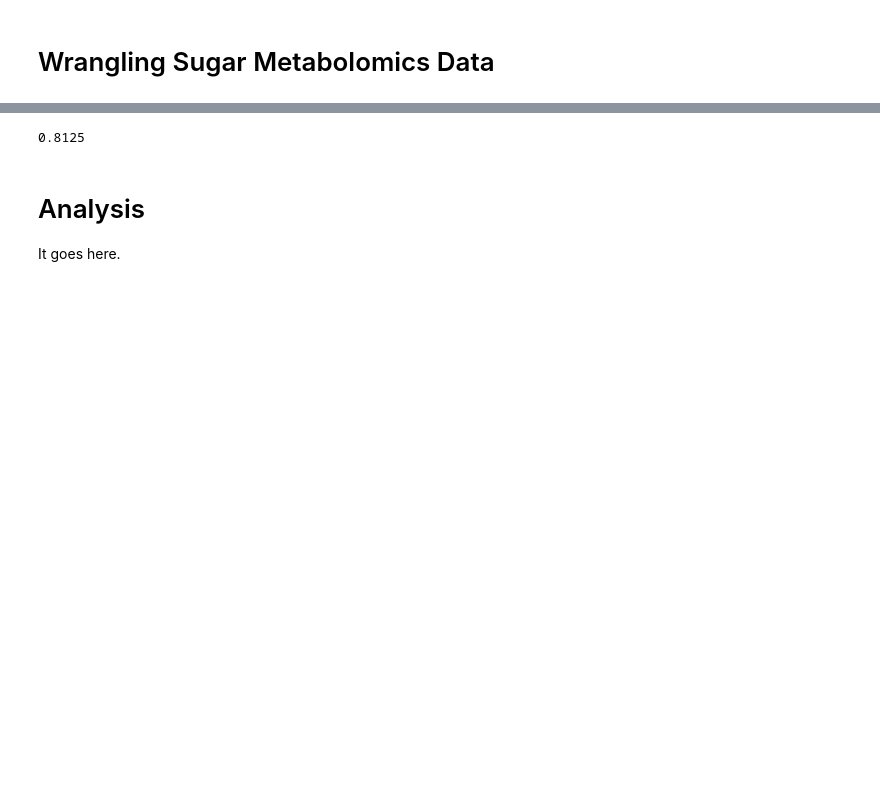
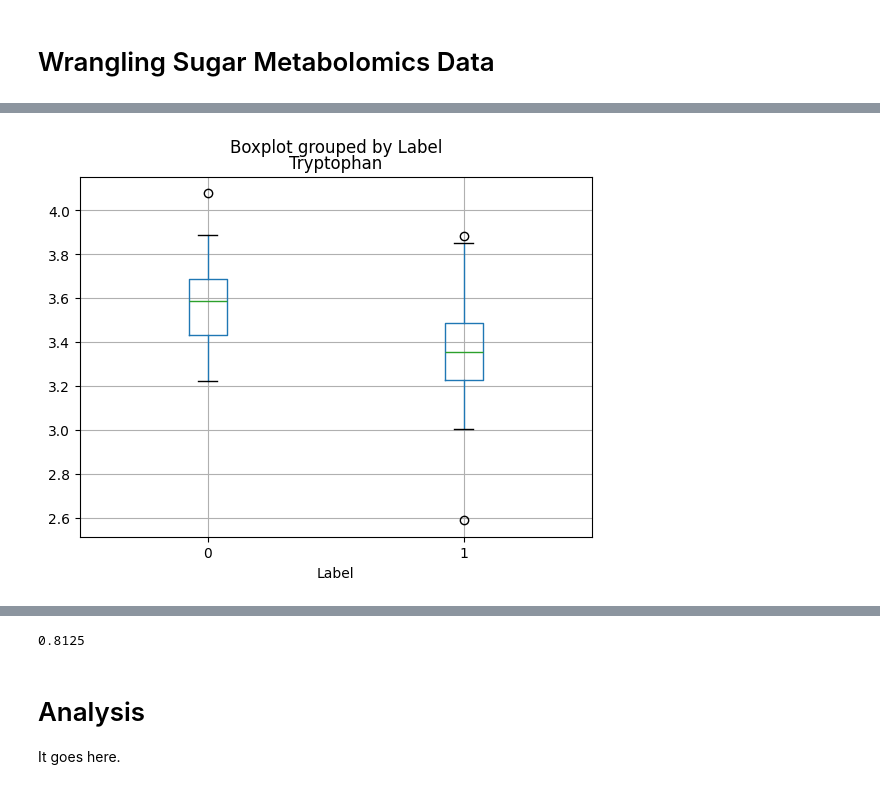
Before and after one commit to BIOS6644/BIOS6644_Spring_2024, a Jupyter notebook: students/DavidNerguizian/Module_1/notebooks/BIOS6644_CSV_Sugar_Metabolomics_DavidNerguizian.ipynb, the cells around one changed output, grey strips where cells are left out. Cells and saved outputs as stored; diff of their text form; code cells hidden in the pictures; blank space fills up the shorter version.

Commit message:
work on metabolomics

```diff
--- a/students/DavidNerguizian/Module_1/notebooks/BIOS6644_CSV_Sugar_Metabolomics_DavidNerguizian.ipynb
+++ b/students/DavidNerguizian/Module_1/notebooks/BIOS6644_CSV_Sugar_Metabolomics_DavidNerguizian.ipynb
@@ -43,7 +53,7 @@ import numpy as np
 #   https://prod-dcd-datasets-cache-zipfiles.s3.eu-west-1.amazonaws.com/9z7ncwvxnz-1.zip
 
 # I renamed mine to "sugar_metabolomics.csv" so I could remember what it is
-data = '../Data/sugar_metabolomics.csv'
+data = '../data/sugar_metabolomics.csv'
 # %%
 ##################################################################################################################
 #
@@ -78,8 +100,8 @@ FileNotFoundError: [Errno 2] No such file or directory: '../Data/sugar_metabolom
 #######################################  BEGIN STUDENT CODE  #####################################################
 
 # 1)
-
-
+df = pd.read_csv(data, header=0, index_col=0, on_bad_lines='skip', skipfooter=1)
+df
 
 #######################################   END STUDENT CODE   #####################################################
-assert df.shape == (92, 132)
+#assert df.shape == [92, 132]
@@ -93,8 +129,9 @@ assert df.shape == (92, 132)
 #
 #######################################  BEGIN STUDENT CODE  #####################################################
 
-
+df = df.dropna(axis=1, how='all')
+df
 
 #######################################   END STUDENT CODE   #####################################################
 
-assert df.shape == (92, 125)
+#assert df.shape == (92, 125)
@@ -101,21 +152,27 @@ assert df.shape == (92, 125)
 # %%
 ##################################################################################################################
 #
 # YouDo:
 #
 #    1) Generate boxplots of Tryptophan levels separated based on
 #        the "Label" value
 #
 #      Use whatever plotting library you like.
 #      Hint 1: matplotlib has a boxplot tool
 #          help(plt.boxplot)
 #      Hint 2: pandas data frames have a built-in boxplot tool
 #          help(df.boxplot)
 #
 #######################################  BEGIN STUDENT CODE  #####################################################
 
+# help(df.boxplot)
+
+trp_boxplot = df.boxplot(column = 'Tryptophan', by = 'Label')
+plt.show()
 
 #######################################   END STUDENT CODE   #####################################################
+# %% [output]
+[figure, added]
 # %%
 ##################################################################################################################
 #
```
Also changed, not shown: parts of 7 cells of this notebook, 2 other files.
